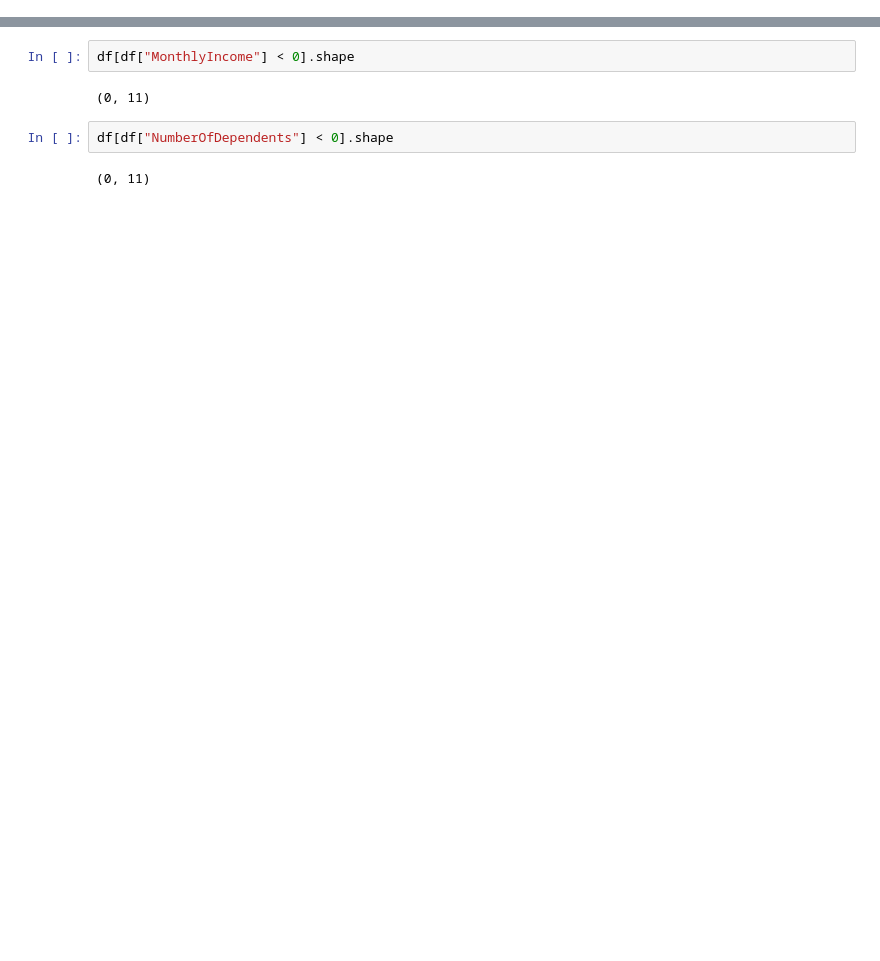
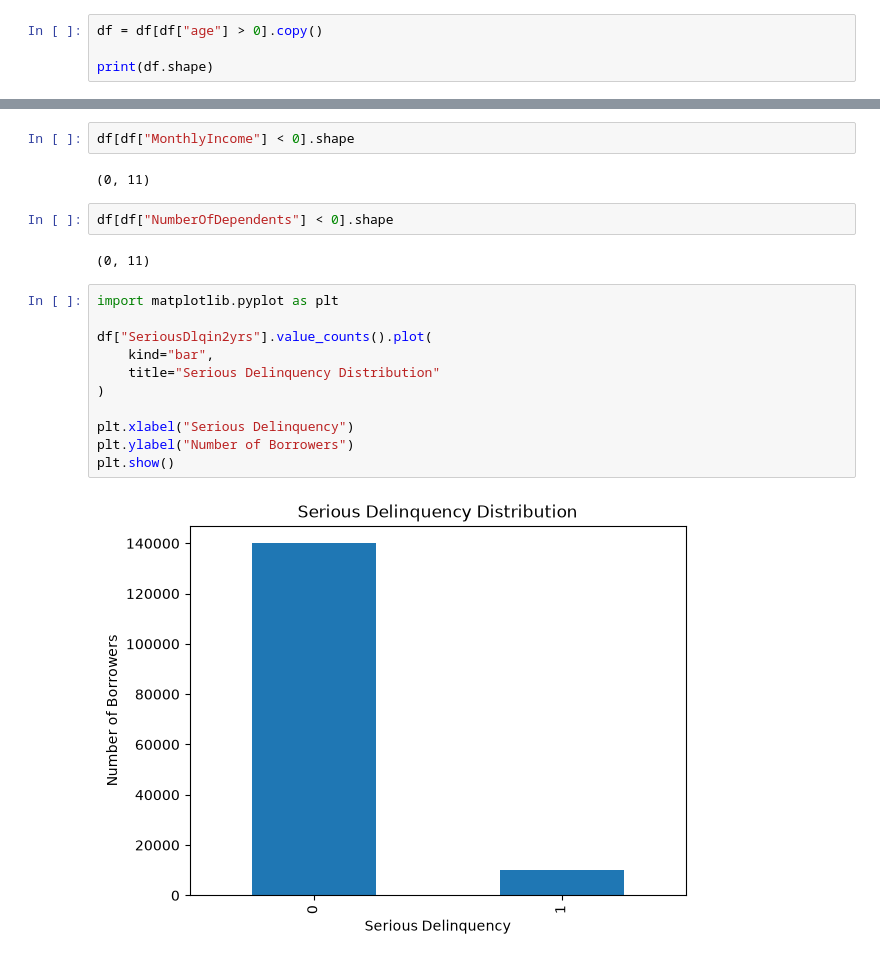
Before and after one commit to hellloaditya/credit-risk-early-warning, a Jupyter notebook: notebooks/01_data_inspection_and_cleaning.ipynb, the cells around one changed output, grey strips where cells are left out. Saved outputs shown, nothing was run; the diff lists cells and outputs as text; blank space fills up the shorter version.

Commit message:
analysis: add basic borrower and target distributions

```diff
--- a/notebooks/01_data_inspection_and_cleaning.ipynb
+++ b/notebooks/01_data_inspection_and_cleaning.ipynb
@@ -92,3 +92,7 @@ df.describe()
 df[df["age"] <= 0].shape
 # %% [output]
 (1, 11)
+# %%
+df = df[df["age"] > 0].copy()
+
+print(df.shape)
@@ -100,3 +110,16 @@ df[df["MonthlyIncome"] < 0].shape
 df[df["NumberOfDependents"] < 0].shape
 # %% [output]
 (0, 11)
+# %%
+import matplotlib.pyplot as plt
+
+df["SeriousDlqin2yrs"].value_counts().plot(
+    kind="bar",
+    title="Serious Delinquency Distribution"
+)
+
+plt.xlabel("Serious Delinquency")
+plt.ylabel("Number of Borrowers")
+plt.show()
+# %% [output]
+[figure, added]
```
Also changed, not shown: parts of 3 cells of this notebook.
